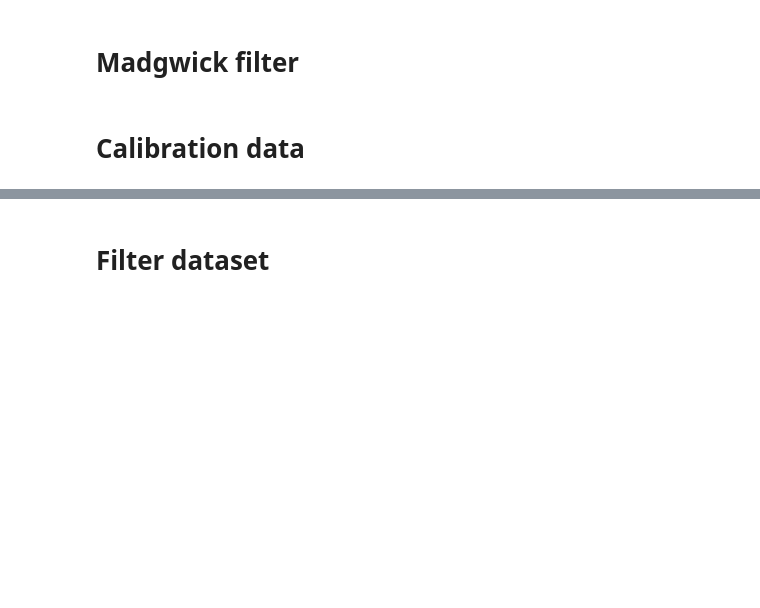
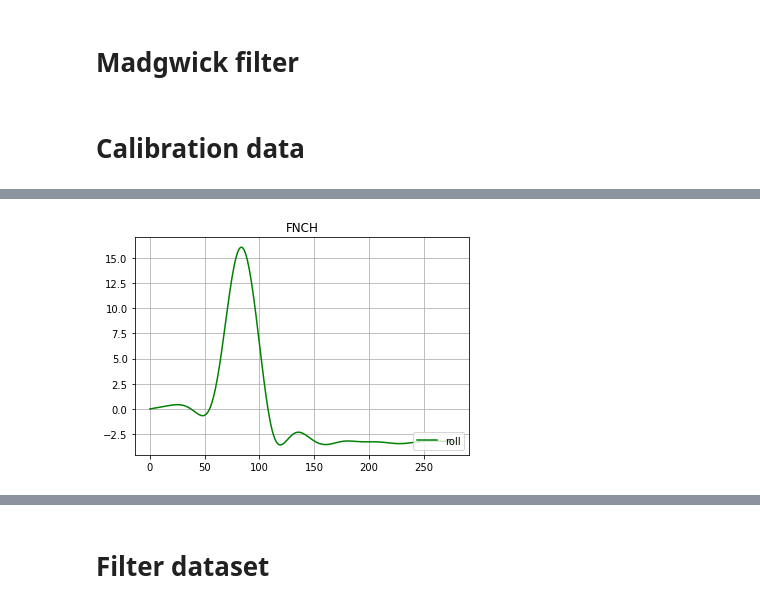
Before and after one commit to Demilaris/human_intention, a Jupyter notebook: IMU Preprocessing.ipynb, the cells around one changed output, grey strips where cells are left out. Cells and saved outputs as stored; diff of their text form; code cells hidden in the pictures; blank space fills up the shorter version.

```diff
--- a/IMU Preprocessing.ipynb
+++ b/IMU Preprocessing.ipynb
@@ -294,0 +354,8 @@ D:/Thesis/test/20_all_legs.csv
+# %%
+
+orientation_rb = find_orientation(calibrated_rb)
+show_plot(orientation_rb,f'Orientation rb sensor')
+
+
+orientation_lb = find_orientation(calibrated_lb)
+show_plot(orientation_lb,f'Orientation lb sensor')
@@ -299,0 +432,5 @@ matplot_plot(fnch,'FNCH')
+# %%
+fnch = filter_angles(orientation_lb)
+matplot_plot(fnch,'FNCH')
+# %% [output]
+[figure, added]
```
Also changed, not shown: parts of 29 cells of this notebook, 18 other files.
